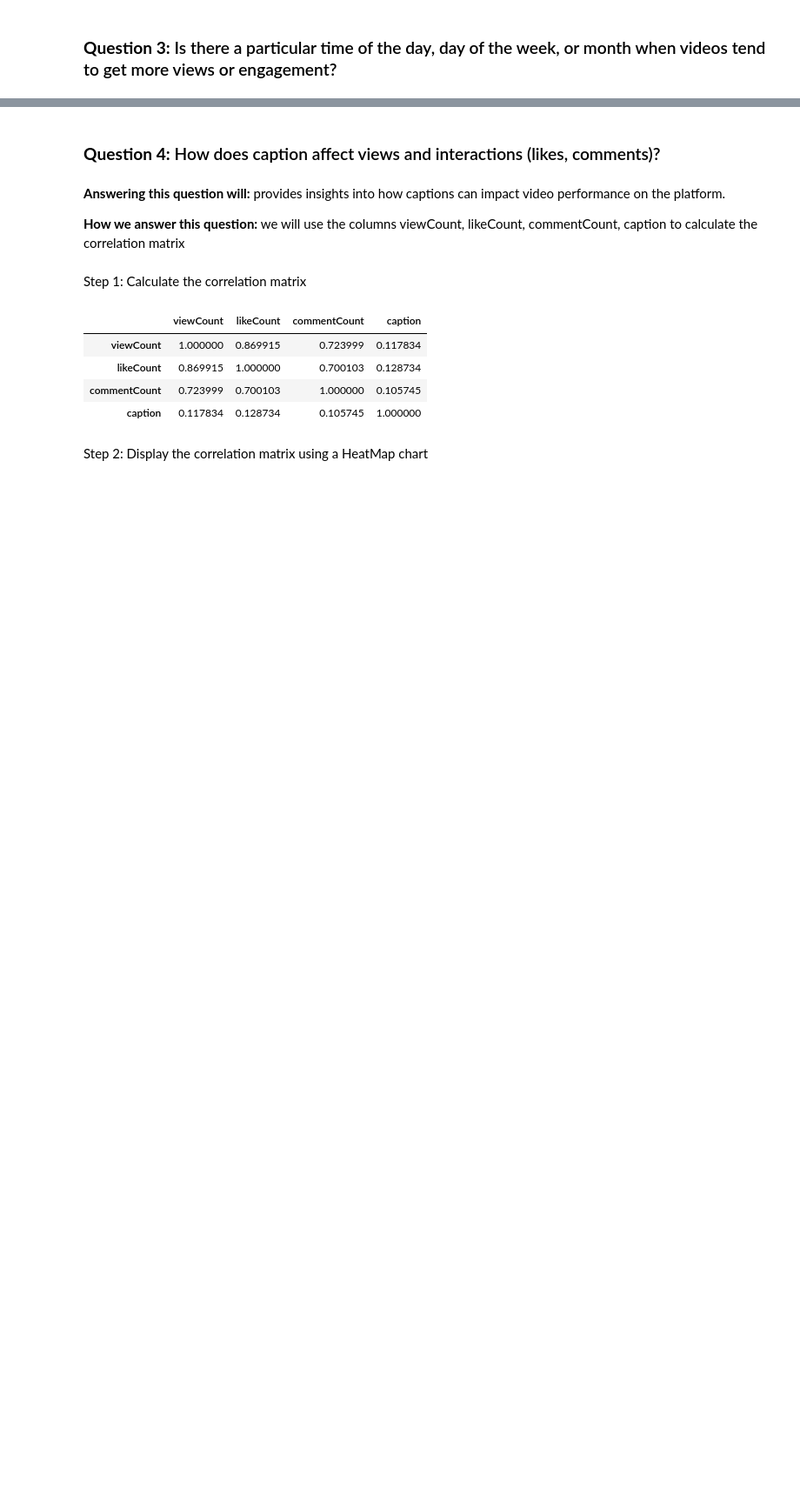
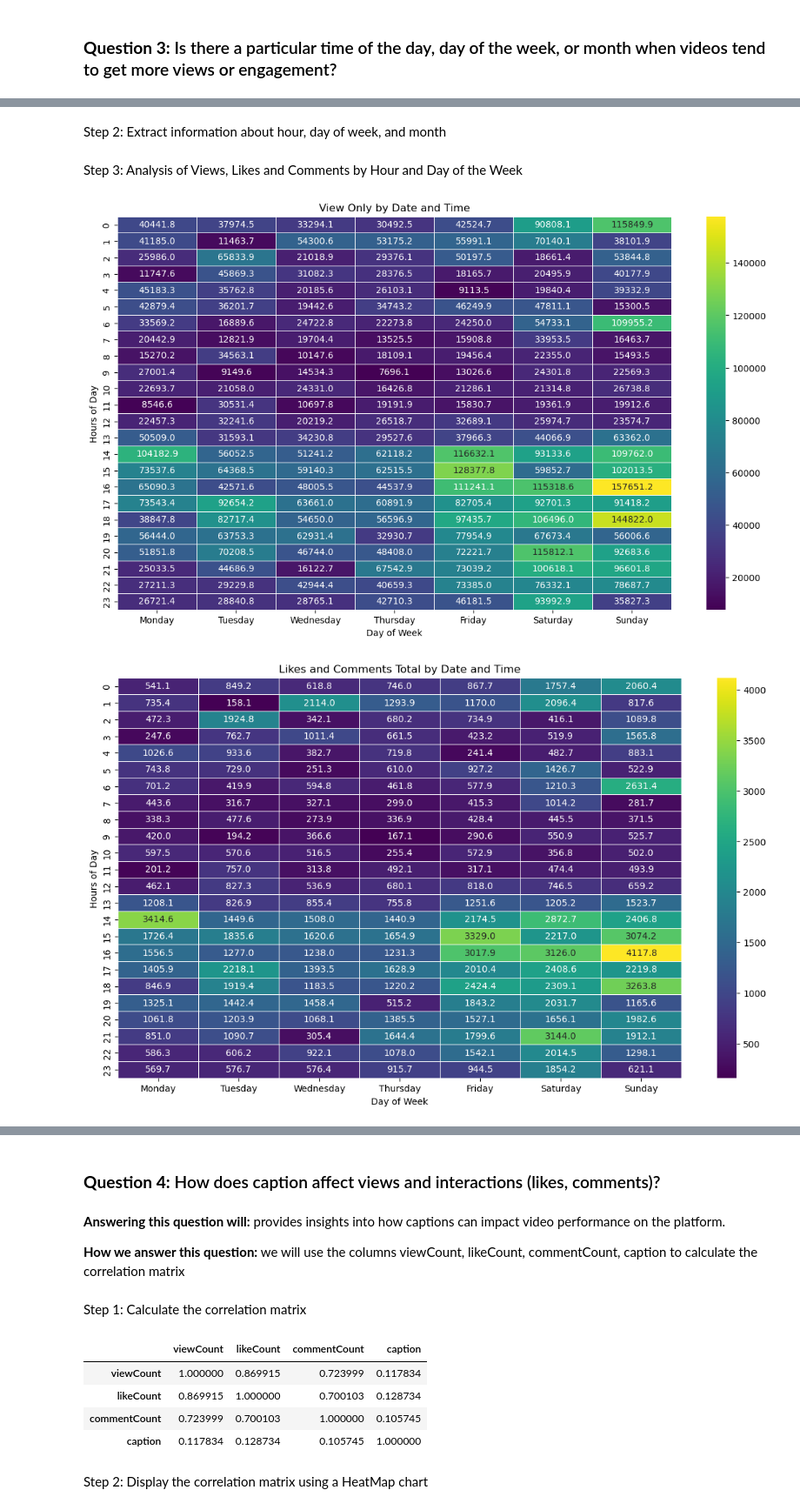
Before and after one commit to BaoDias2505/FinalProject_Introduction-to-data-science, a Jupyter notebook: notebooks/03-Eda.ipynb, the cells around one changed output, grey strips where cells are left out. Shown at 87% size. Drawn from its saved outputs; the diff is of its cells as text; code cells hidden in the pictures; blank space fills up the shorter version.

```diff
--- a/notebooks/03-Eda.ipynb
+++ b/notebooks/03-Eda.ipynb
@@ -57,0 +62,47 @@ video_df.describe()
+# %%
+video_df['publishedAt'] = pd.to_datetime(video_df['publishedAt'])
+# %% [markdown]
+Step 2: Extract information about hour, day of week, and month
+# %%
+video_df['hour'] = video_df['publishedAt'].dt.hour
+video_df['day_of_week'] = video_df['publishedAt'].dt.dayofweek  # Monday = 0, Sunday = 6
+video_df['month'] = video_df['publishedAt'].dt.month
+# %% [markdown]
+Step 3: Analysis of Views, Likes and Comments by Hour and Day of the Week
+# %%
+interaction_df = video_df[['hour', 'day_of_week', 'month', 'viewCount', 'likeCount', 'commentCount']]
+
+interaction_df['day_of_week'] = interaction_df['day_of_week'].apply(lambda x: calendar.day_name[x])
+day_order = ['Monday', 'Tuesday', 'Wednesday', 'Thursday', 'Friday', 'Saturday', 'Sunday']
+interaction_df['day_of_week'] = pd.Categorical(interaction_df['day_of_week'], categories=day_order, ordered=True)
+# %%
+interaction_df['total_interaction'] = interaction_df['viewCount'] + interaction_df['likeCount'] + interaction_df['commentCount']
+interaction_df['like_comment_total'] = interaction_df['likeCount'] + interaction_df['commentCount']
+interaction_df['view_only'] = interaction_df['total_interaction'] - interaction_df['like_comment_total']
+
+plt.figure(figsize=(14, 8))
+heatmap_view_only = interaction_df.pivot_table(index='hour', columns='day_of_week', values='view_only', aggfunc='mean')
+sns.heatmap(heatmap_view_only, cmap='viridis', annot=True, fmt=".1f", linewidths=.5)
+plt.title('View Only by Date and Time')
+plt.xlabel('Day of Week')
+plt.ylabel('Hours of Day')
+plt.show()
+
+plt.figure(figsize=(14, 8))
+heatmap_like_comment_total = interaction_df.pivot_table(index='hour', columns='day_of_week', values='like_comment_total', aggfunc='mean')
+sns.heatmap(heatmap_like_comment_total, cmap='viridis', annot=True, fmt=".1f", linewidths=.5)
+plt.title('Likes and Comments Total by Date and Time')
+plt.xlabel('Day of Week')
+plt.ylabel('Hours of Day')
+plt.show()
+
+plt.figure(figsize=(14, 8))
+heatmap_total_interaction_total = interaction_df.pivot_table(index='hour', columns='day_of_week', values='total_interaction', aggfunc='mean')
+sns.heatmap(heatmap_total_interaction_total, cmap='viridis', annot=True, fmt=".1f", linewidths=.5)
+plt.title('Total interaction Total by Date and Time')
+plt.xlabel('Day of Week')
+plt.ylabel('Hours of Day')
+plt.show()
+# %% [output]
+[figure, added]
+[figure, added]
```
Also changed, not shown: parts of 6 cells of this notebook.
